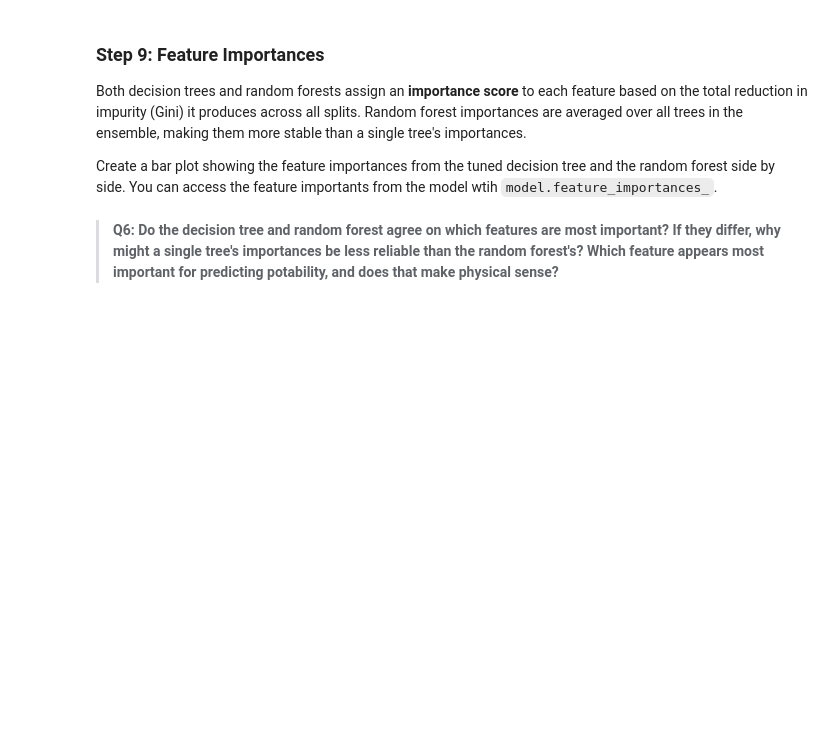
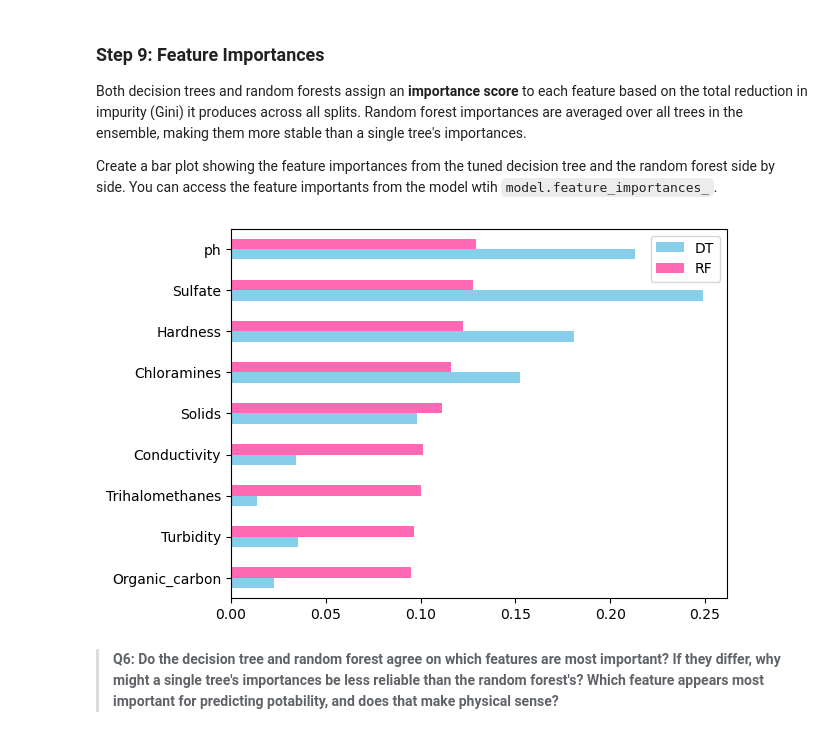
Before and after one commit to kaimorquecho/assignment-3, a Jupyter notebook: task2/hw3-task2.ipynb, the cells around one changed output. Saved outputs shown, nothing was run; the diff lists cells and outputs as text; code cells hidden in the pictures; blank space fills up the shorter version.

```diff
--- a/task2/hw3-task2.ipynb
+++ b/task2/hw3-task2.ipynb
@@ -242,6 +267,17 @@ _Type your answer here, replacing this text._
 
 Fit a `RandomForestClassifier`, called `rf` with `n_estimators=200`. Report the accuracy and store it in `acc_rf`.
 # %%
-rf = ...
+# Fit a random forest model
 
-acc_rf    = ...
+rf = RandomForestClassifier(
+        n_estimators = 200,
+        random_state = 42).fit(X_train,
+                               y_train)
+# Predict on test set
+y_pred_rf = rf.predict(X_test)
+
+# Calculate test accuracy
+acc_rf    = accuracy_score(y_test,
+                           y_pred_rf)
+
+print("Random Forest Test Accuracy:", acc_rf)
@@ -263,6 +305,21 @@ _Type your answer here, replacing this text._
 Both decision trees and random forests assign an **importance score** to each feature based on the total reduction in impurity (Gini) it produces across all splits. Random forest importances are averaged over all trees in the ensemble, making them more stable than a single tree's importances.
 
 Create a bar plot showing the feature importances from the tuned decision tree and the random forest side by side. You can access the feature importants from the model wtih `model.feature_importances_`.
+# %%
+# Create bar plot showing feature importances of tuned tree and random forest
+combined_importance = pd.DataFrame({
+    'DT': dt_opt.feature_importances_,
+    'RF': rf.feature_importances_
+}, index= X.columns)
+
+combined_importance.sort_values(by='RF').plot(
+    kind='barh',
+    color=['skyblue', 'hotpink']
+)
+
+plt.show()
+# %% [output]
+[figure, added]
 # %% [markdown]
 > **Q6: Do the decision tree and random forest agree on which features are most important? If they differ, why might a single tree's importances be less reliable than the random forest's? Which feature appears most important for predicting potability, and does that make physical sense?**
 # %% [markdown]
```
Also changed, not shown: parts of 15 cells of this notebook.
